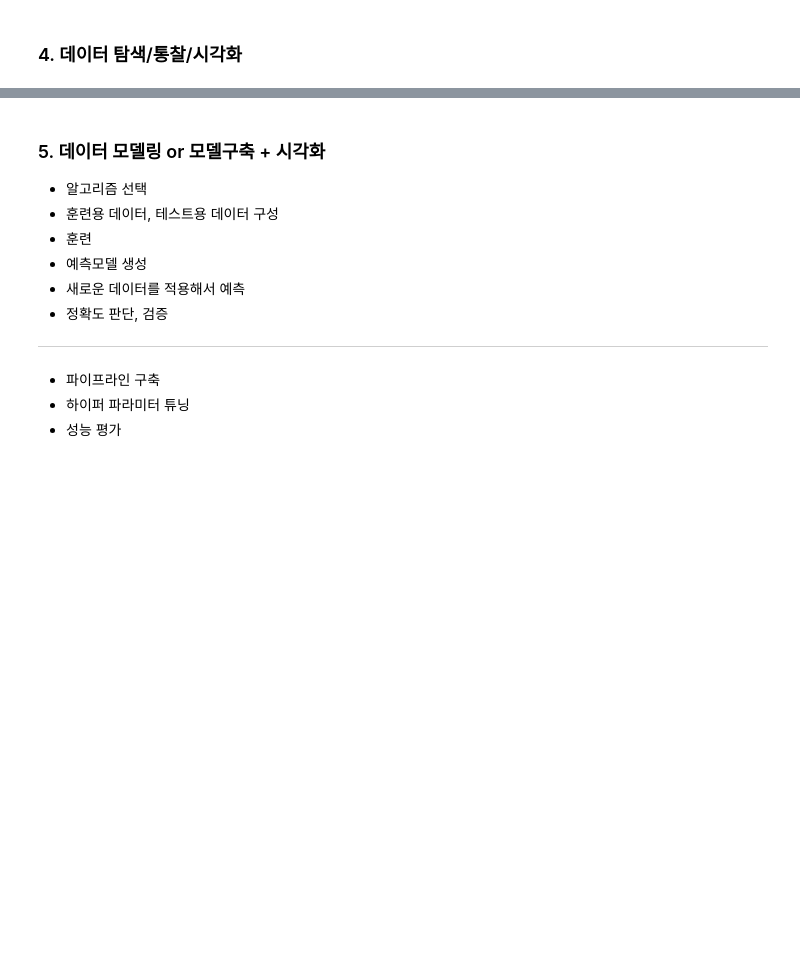
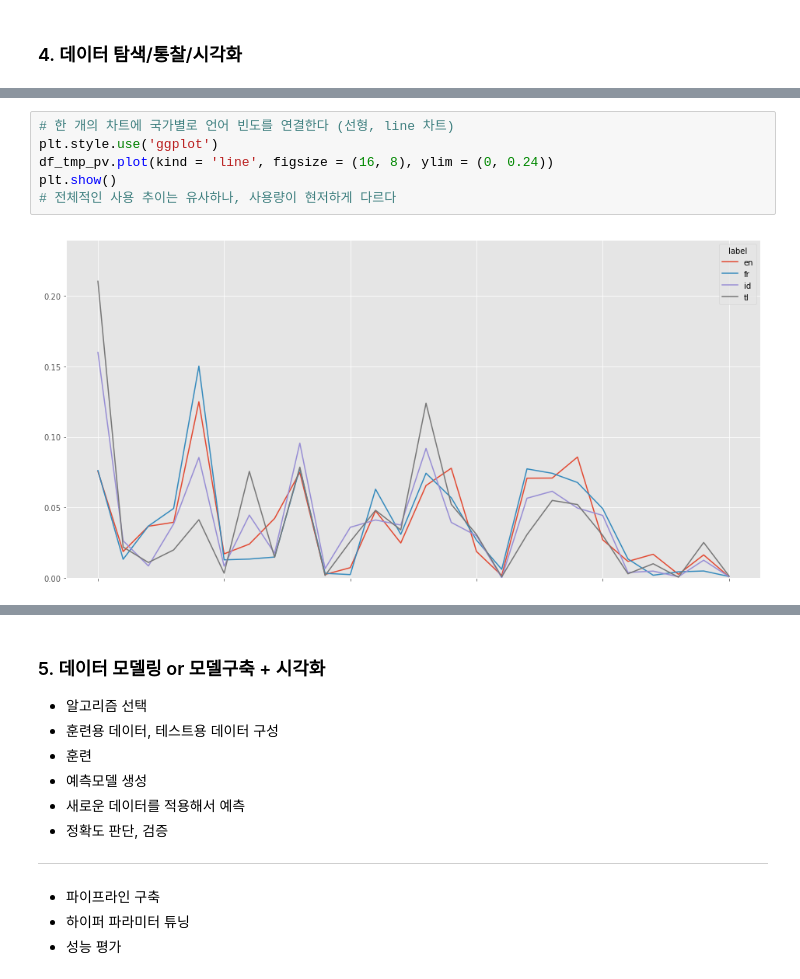
Before and after one commit to yeonkyungJoo/py_projects, a Jupyter notebook: ml/basic/머신러닝을 이용한 알파벳기반 언어자동판독 서비스.ipynb, the cells around one changed output, grey strips where cells are left out. Saved outputs shown, nothing was run; the diff lists cells and outputs as text; blank space fills up the shorter version.

```diff
--- a/ml/basic/머신러닝을 이용한 알파벳기반 언어자동판독 서비스.ipynb
+++ b/ml/basic/머신러닝을 이용한 알파벳기반 언어자동판독 서비스.ipynb
@@ -185,0 +386,8 @@ with open( '../data/lang_label_freq.json', 'w', encoding='utf-8' ) as f :
+# %%
+# 한 개의 차트에 국가별로 언어 빈도를 연결한다 (선형, line 차트)
+plt.style.use('ggplot')
+df_tmp_pv.plot(kind = 'line', figsize = (16, 8), ylim = (0, 0.24))
+plt.show()
+# 전체적인 사용 추이는 유사하나, 사용량이 현저하게 다르다
+# %% [output]
+[figure, added]
```
Also changed, not shown: parts of 34 cells of this notebook, 10 other files.
